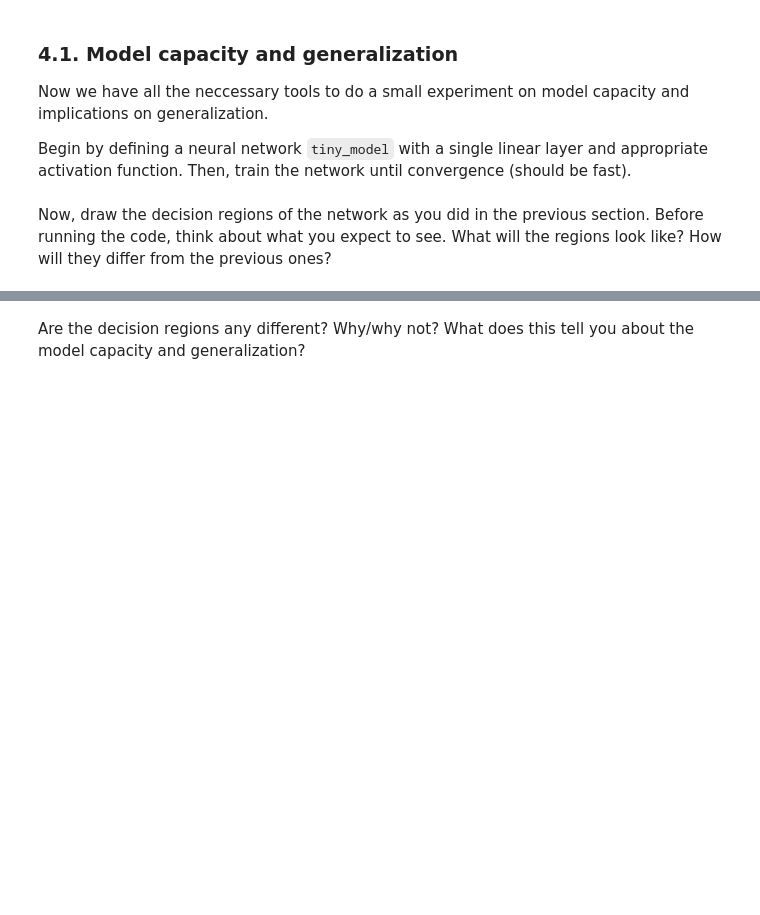
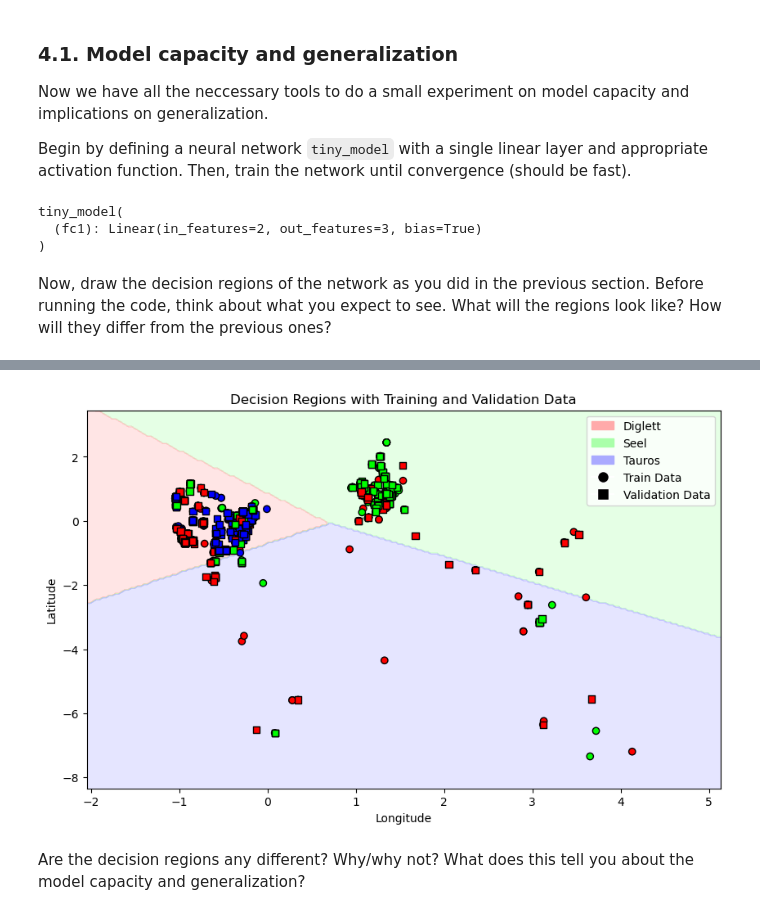
Before and after one commit to Tiazzo/my_dpl, a Jupyter notebook: IHA2/IHA2.ipynb, the cells around one changed output, grey strips where cells are left out. Drawn from its saved outputs; the diff is of its cells as text; code cells hidden in the pictures; blank space fills up the shorter version.

```diff
--- a/IHA2/IHA2.ipynb
+++ b/IHA2/IHA2.ipynb
@@ -752,3 +834,21 @@ Begin by defining a neural network `tiny_model` with a single linear layer and a
+# %%
+# YOUR CODE HERE
+class tiny_model(nn.Module):
+    def __init__(self, input_size, num_classes):
+        super(tiny_model, self).__init__()
+        self.fc1 = nn.Linear(input_size, num_classes)
+
+    def forward(self, x):
+        x = torch.softmax(self.fc1(x), dim=1)
+        return x
+
+tiny_model = tiny_model(input_size=2, num_classes=3)
+device = torch.device("cuda" if torch.cuda.is_available() else "cpu")
+tiny_model.to(device)
+# %% [output]
+tiny_model(
+  (fc1): Linear(in_features=2, out_features=3, bias=True)
+)
 # %%
 assert isinstance(tiny_model, nn.Module), "tiny_model should be a torch.nn.Module"
 test_model_output_shape(tiny_model)
@@ -758,0 +857,22 @@ Now, draw the decision regions of the network as you did in the previous section
+# %%
+# YOUR CODE HERE
+# Define the loss function and optimizer
+
+# Train the model
+epochs = 100
+learning_rate = 1e-3
+loss_fn = nn.CrossEntropyLoss()
+optimizer = torch.optim.Adam(tiny_model.parameters(), lr=learning_rate)
+
+train_losses, val_losses, train_accuracies, val_accuracies = train_model(
+    model=tiny_model,
+    optimizer=optimizer,
+    loss_fn=loss_fn,
+    num_epochs=epochs,
+    train_dataloader=loader_train,
+    val_dataloader=loader_val,
+    device=device,
+)
+
+plot_decision_region(tiny_model, x_train, y_train, x_val, y_val)
+# %% [output]
@@ -759,3 +896,4 @@ Now, draw the decision regions of the network as you did in the previous section
+[figure, added]
 # %% [markdown]
 Are the decision regions any different? Why/why not? What does this tell you about the model capacity and generalization?
 # %% [markdown]
```
Also changed, not shown: parts of 18 cells of this notebook, 2 other files.
